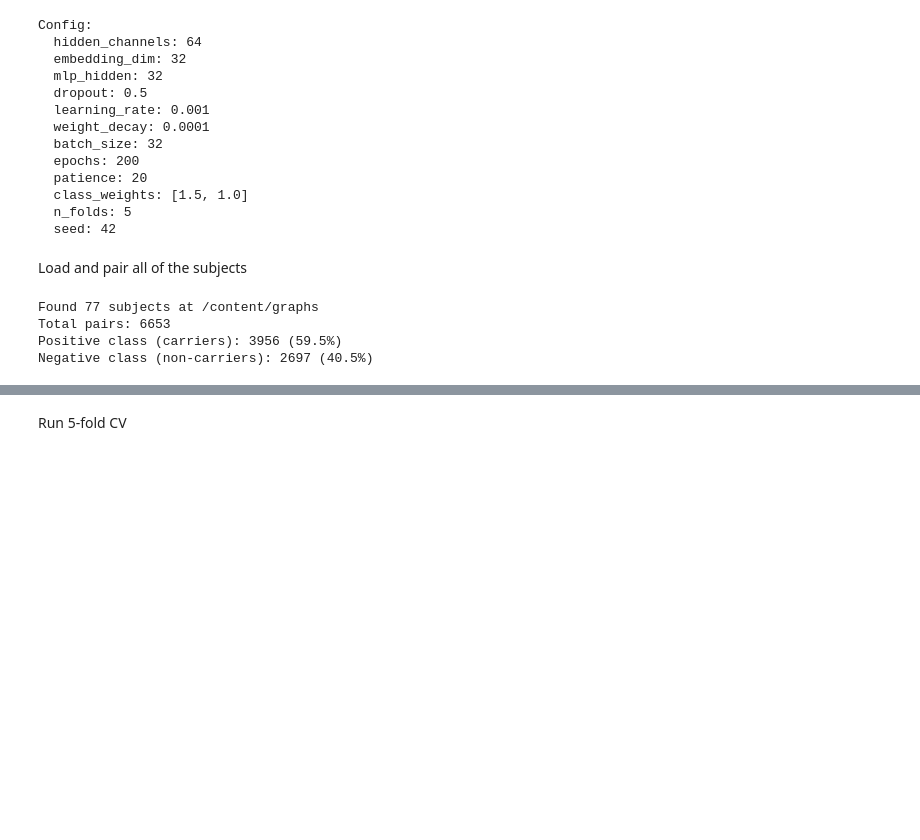
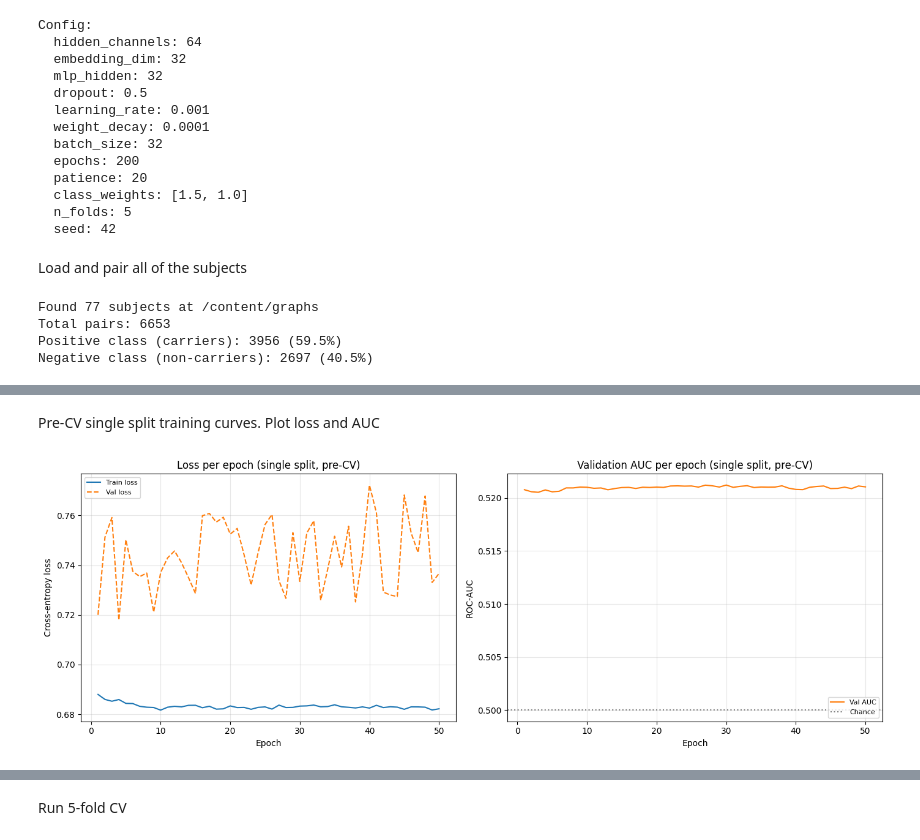
Before and after one commit to charlottedavidson524/alzheimers-gnn, a Jupyter notebook: notebooks/alzheimers_gnn.ipynb, the cells around one changed output, grey strips where cells are left out. Saved outputs shown, nothing was run; the diff lists cells and outputs as text; code cells hidden in the pictures; blank space fills up the shorter version.

```diff
--- a/notebooks/alzheimers_gnn.ipynb
+++ b/notebooks/alzheimers_gnn.ipynb
@@ -300,0 +377,30 @@ Create CV splits and results directory
+# %% [markdown]
+Pre-CV single split training curves. Plot loss and AUC
+# %%
+fig, axes = plt.subplots(1, 2, figsize=(14, 5))
+
+epochs = range(1, len(diag_result["history"]["train_loss"]) + 1)
+
+# Left axis: train/val loss for the single split
+axes[0].plot(epochs, diag_result["history"]["train_loss"], label="Train loss")
+axes[0].plot(epochs, diag_result["history"]["val_loss"], label="Val loss", linestyle="--")
+axes[0].set_title("Loss per epoch (single split, pre-CV)")
+axes[0].set_xlabel("Epoch")
+axes[0].set_ylabel("Cross-entropy loss")
+axes[0].legend(fontsize=8)
+axes[0].grid(alpha=0.3)
+
+# Right axis: validation AUC for the single split
+axes[1].plot(epochs, diag_result["history"]["val_auc"], label="Val AUC", color="tab:orange")
+axes[1].axhline(y=0.5, color="gray", linestyle=":", label="Chance")
+axes[1].set_title("Validation AUC per epoch (single split, pre-CV)")
+axes[1].set_xlabel("Epoch")
+axes[1].set_ylabel("ROC-AUC")
+axes[1].legend(fontsize=8, loc="lower right")
+axes[1].grid(alpha=0.3)
+
+plt.tight_layout()
+plt.savefig(diag_dir/"pre_cv_training_curves.png", dpi=150, bbox_inches="tight")
+plt.show()
+# %% [output]
+[figure, added]
```
Also changed, not shown: parts of 17 cells of this notebook, 14 other files.
